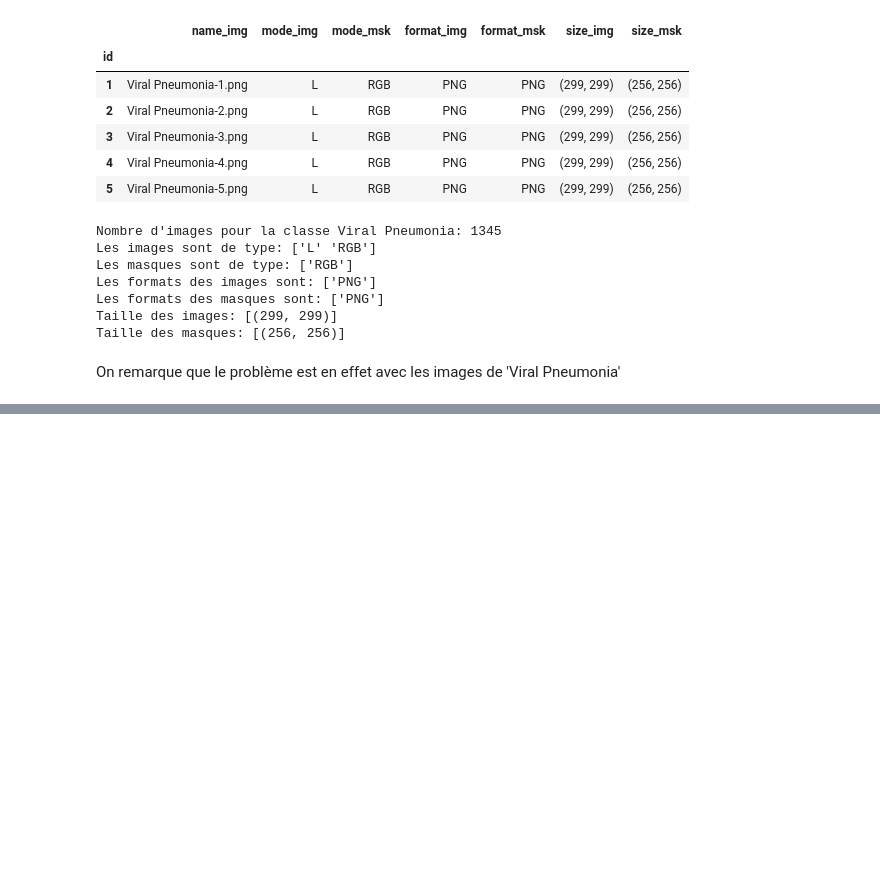
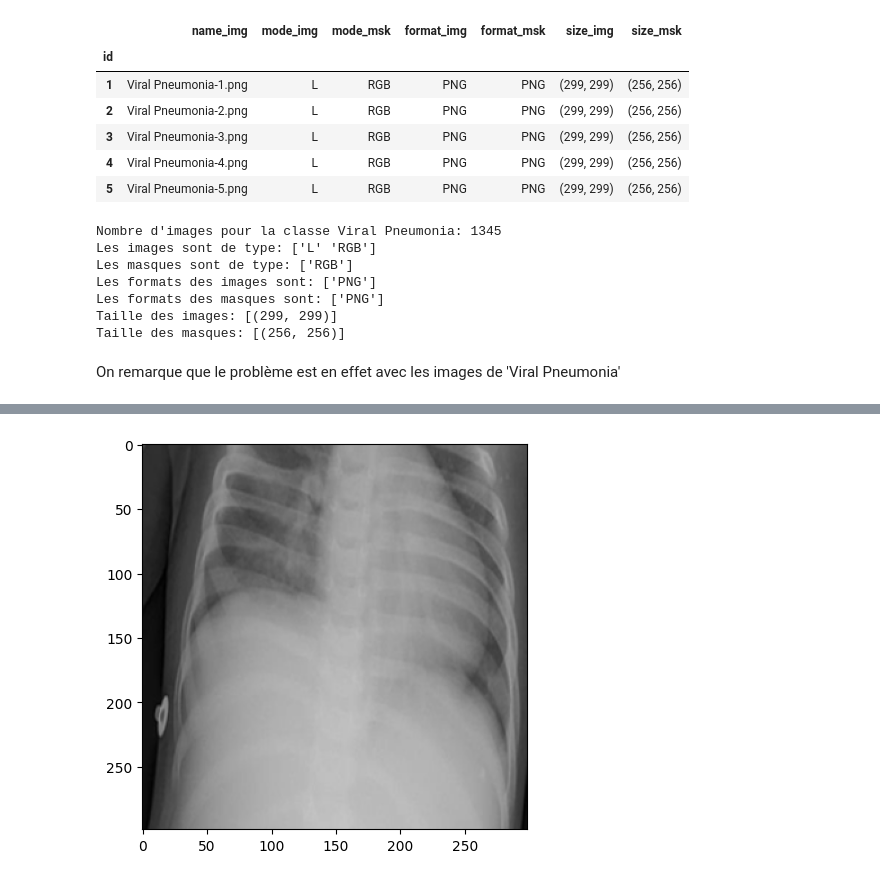
Before and after one commit to L-Poca/DS_COVID, a Jupyter notebook: notebooks/data_augmentation/over_sampling.ipynb, the cells around one changed output, grey strips where cells are left out. Drawn from its saved outputs; the diff is of its cells as text; code cells hidden in the pictures; blank space fills up the shorter version.

```diff
--- a/notebooks/data_augmentation/over_sampling.ipynb
+++ b/notebooks/data_augmentation/over_sampling.ipynb
@@ -263,0 +299,6 @@ Image Viral Pneumonia-140.png - Canaux : 155, 155, 155
+# %%
+plt.figure(figsize=(10, 5))
+plt.imshow(img_array)
+plt.show()
+# %% [output]
+[figure, added]
```
Also changed, not shown: parts of 7 cells of this notebook.
